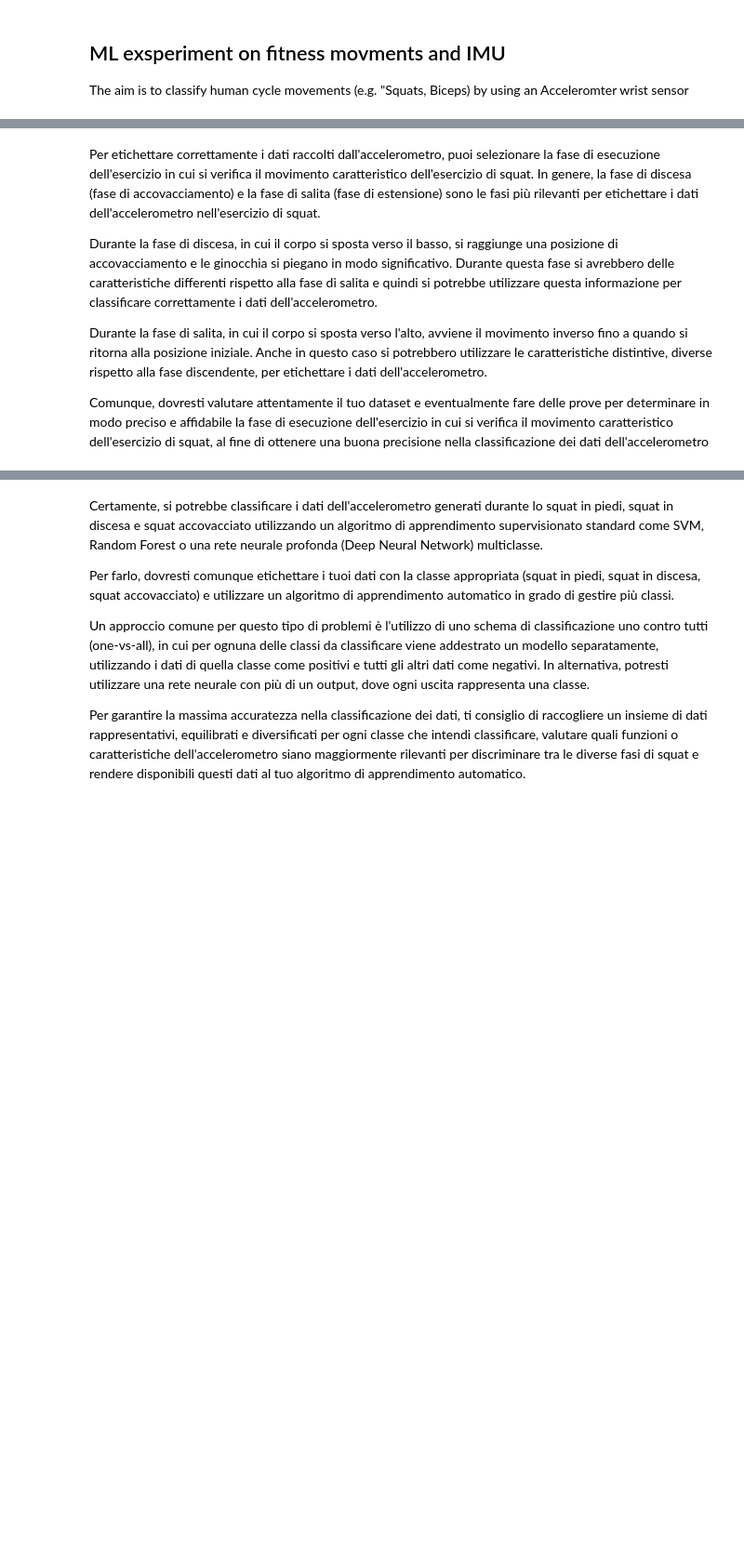
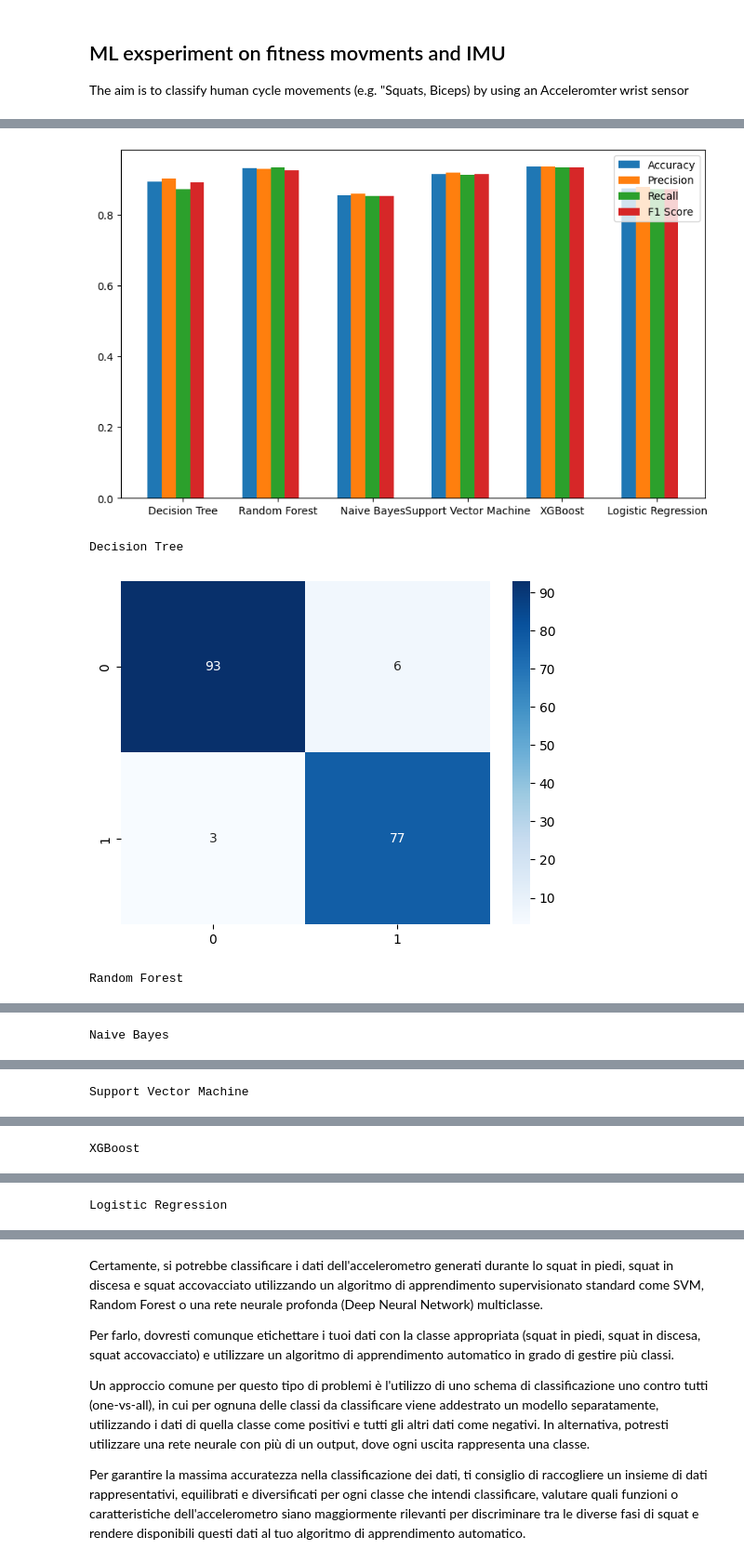
Before and after one commit to paoloartasensi/ML-Experiment, a Jupyter notebook: Notebook_ML_experiment.ipynb, the cells around one changed output, grey strips where cells are left out. Shown at 93% size. Saved outputs shown, nothing was run; the diff lists cells and outputs as text; code cells hidden in the pictures; blank space fills up the shorter version.

Commit message:
biceps dataset and CrossValidation added

```diff
--- a/Notebook_ML_experiment.ipynb
+++ b/Notebook_ML_experiment.ipynb
@@ -92,7 +112,7 @@ import seaborn as sns
 
 
 # Split the df into training and testing sets
-X_train, X_test, y_train, y_test = train_test_split(df_scaled.drop('target', axis=1), df_scaled['target'], test_size=0.2)
+X_train, X_test, y_train, y_test = train_test_split(df_scaled.drop('status', axis=1), df_scaled['status'], test_size=0.2)
 
 # Define the classification models to use
 models = [
@@ -188,8 +177,61 @@ Logistic Regression
-# %% [markdown]
-Per etichettare correttamente i dati raccolti dall'accelerometro, puoi selezionare la fase di esecuzione dell'esercizio in cui si verifica il movimento caratteristico dell'esercizio di squat. In genere, la fase di discesa (fase di accovacciamento) e la fase di salita (fase di estensione) sono le fasi più rilevanti per etichettare i dati dell'accelerometro nell'esercizio di squat.
-
-Durante la fase di discesa, in cui il corpo si sposta verso il basso, si raggiunge una posizione di accovacciamento e le ginocchia si piegano in modo significativo. Durante questa fase si avrebbero delle caratteristiche differenti rispetto alla fase di salita e quindi si potrebbe utilizzare questa informazione per classificare correttamente i dati dell'accelerometro.
-
-Durante la fase di salita, in cui il corpo si sposta verso l'alto, avviene il movimento inverso fino a quando si ritorna alla posizione iniziale. Anche in questo caso si potrebbero utilizzare le caratteristiche distintive, diverse rispetto alla fase discendente, per etichettare i dati dell'accelerometro.
-
-Comunque, dovresti valutare attentamente il tuo dataset e eventualmente fare delle prove per determinare in modo preciso e affidabile la fase di esecuzione dell'esercizio in cui si verifica il movimento caratteristico dell'esercizio di squat, al fine di ottenere una buona precisione nella classificazione dei dati dell'accelerometro
+# %%
+from sklearn.linear_model import LogisticRegression
+from sklearn.metrics import confusion_matrix
+from sklearn.model_selection import cross_val_score, train_test_split
+import seaborn as sns
+
+# Split the df into training and testing sets
+X_train, X_test, y_train, y_test = train_test_split(df_scaled.drop('status', axis=1), df_scaled['status'], test_size=0.2)
+
+# Define the classification models to use
+models = [    ('Decision Tree', DecisionTreeClassifier()),    ('Random Forest', RandomForestClassifier()),    ('Naive Bayes', GaussianNB()),    ('Support Vector Machine', SVC()),    ('XGBoost', XGBClassifier()),    ('Logistic Regression', LogisticRegression())]
+
+# Train and evaluate each model with cross-validation
+results = []
+for name, model in models:
+    scores = cross_val_score(model, X_train, y_train, cv=5, scoring='accuracy')
+    accuracy = scores.mean()
+    precision = cross_val_score(model, X_train, y_train, cv=5, scoring='precision_macro').mean()
+    recall = cross_val_score(model, X_train, y_train, cv=5, scoring='recall_macro').mean()
+    f1 = cross_val_score(model, X_train, y_train, cv=5, scoring='f1_macro').mean()
+    model.fit(X_train, y_train)
+    y_pred = model.predict(X_test)
+    cm = confusion_matrix(y_test, y_pred)
+    results.append((name, accuracy, precision, recall, f1, cm))
+
+    print(f'{name}:')
+    print(f'Accuracy: {accuracy:.4f}')
+    print(f'Precision: {precision:.4f}')
+    print(f'Recall: {recall:.4f}')
+    print(f'F1 score: {f1:.4f}')
+    print("-_-_-_-_-_-_-_")
+
+# Plot the evaluation results as a bar chart
+metrics = ['Accuracy', 'Precision', 'Recall', 'F1 Score']
+x = np.arange(len(models))
+width = 0.15
+
+fig, ax = plt.subplots(figsize=(10, 6))
+for i, metric in enumerate(metrics):
+    values = [result[i+1] for result in results]
+    rects = ax.bar(x + (i * width), values, width, label=metric)
+
+    # Add labels for small values
+    for rect in rects:
+        height = rect.get_height()
+        if height < 0.1:
+            ax.annotate(f'{height:.2f}', xy=(rect.get_x() + rect.get_width() / 2, height),
+                        xytext=(0, 3), textcoords="offset points", ha='center', va='bottom', fontsize=8)
+
+ax.set_xticks(x + (2 * width))
+ax.set_xticklabels([name for name, _ in models])
+ax.legend()
+
+plt.show()
+
+# Print the confusion matrix for each model
+for name, _, _, _, _, cm in results:
+    print(name)
+    sns.heatmap(cm, annot=True, cmap='Blues', fmt='g')
+    plt.show()
+# %% [output]
@@ -195,0 +255,4 @@ Comunque, dovresti valutare attentamente il tuo dataset e eventualmente fare del
+[figure, added]
+Decision Tree
+[figure, added]
+Random Forest
@@ -195,0 +260 @@ Comunque, dovresti valutare attentamente il tuo dataset e eventualmente fare del
+Naive Bayes
@@ -195,0 +262 @@ Comunque, dovresti valutare attentamente il tuo dataset e eventualmente fare del
+Support Vector Machine
@@ -195,0 +264 @@ Comunque, dovresti valutare attentamente il tuo dataset e eventualmente fare del
+XGBoost
@@ -195,0 +266 @@ Comunque, dovresti valutare attentamente il tuo dataset e eventualmente fare del
+Logistic Regression
```
Also changed, not shown: parts of 14 cells of this notebook, 2 other files.
